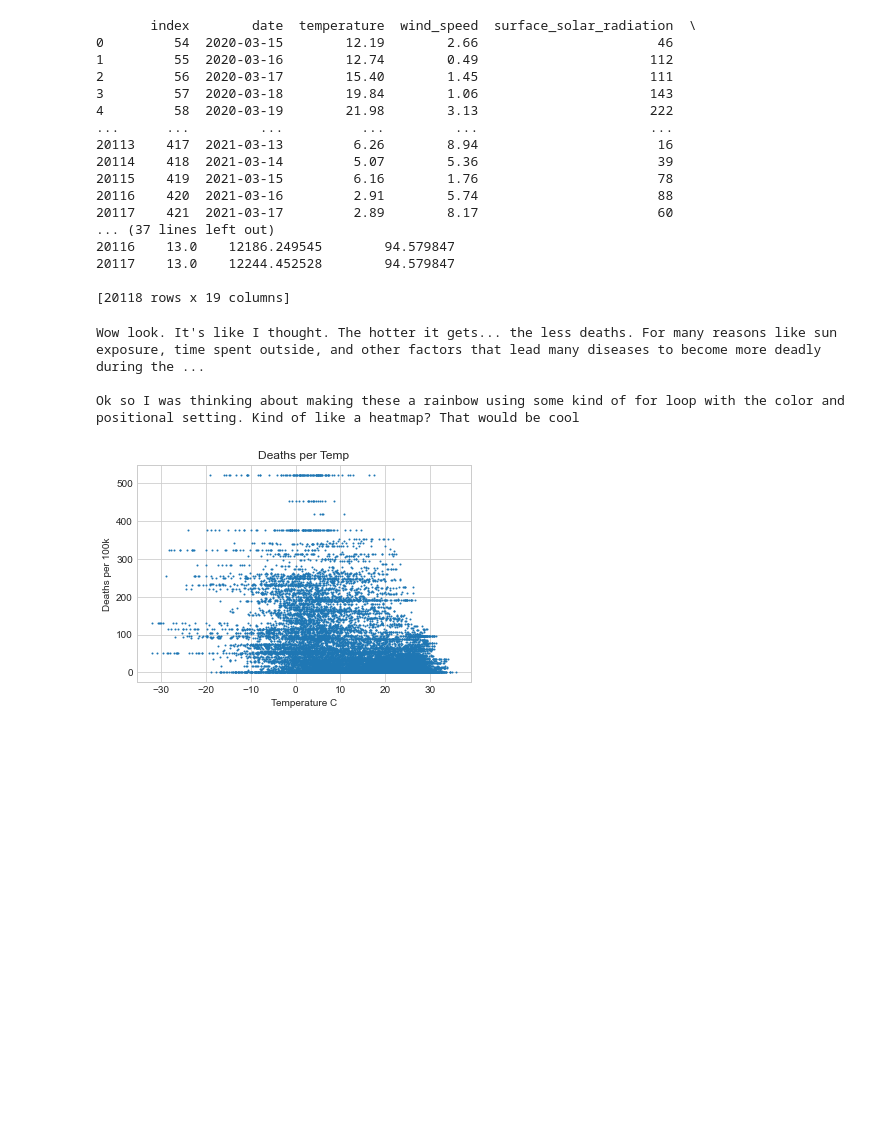
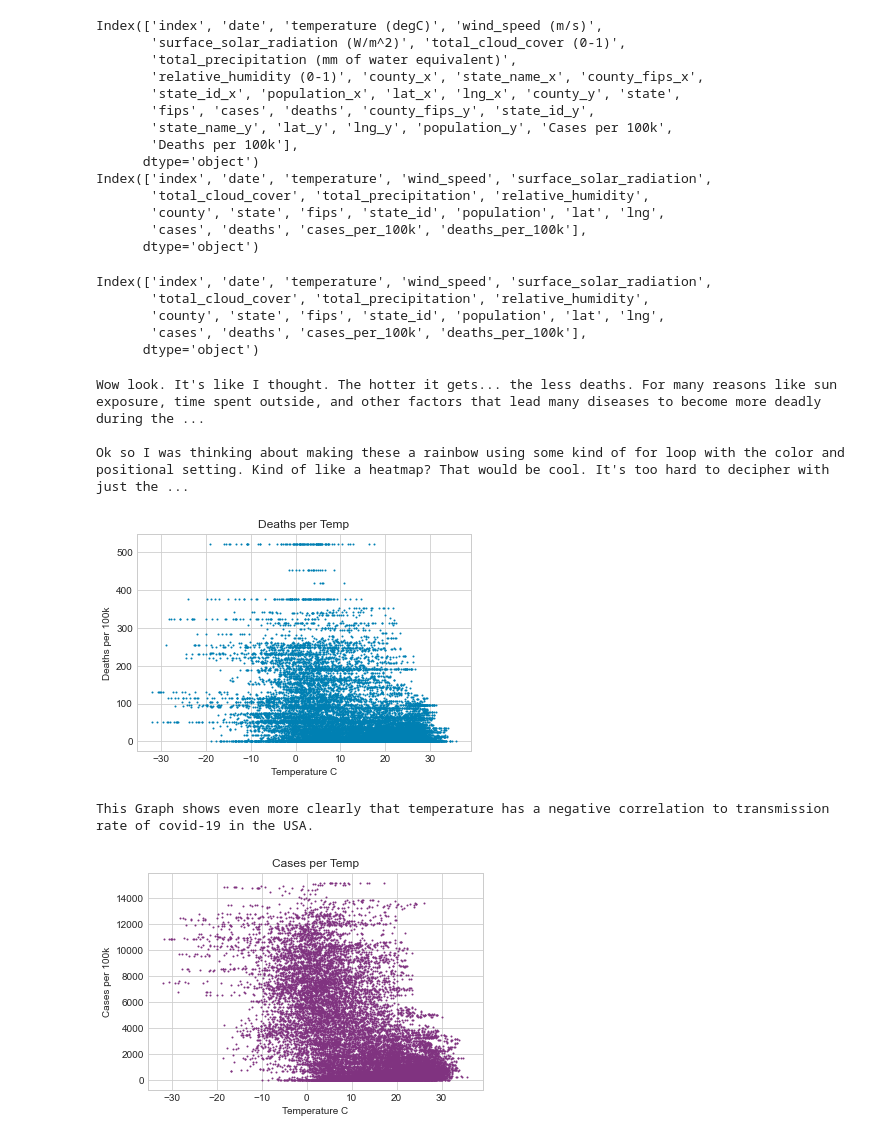
Before and after one commit to pkriger/project-01, a Jupyter notebook: Weather_Analysis .ipynb, the cells around one changed output. Drawn from its saved outputs; the diff is of its cells as text; code cells hidden in the pictures; blank space fills up the shorter version.

Commit message:
Finished with Weather graphing. Next set I want to run some correlation testing.

```diff
--- a/Weather_Analysis .ipynb
+++ b/Weather_Analysis .ipynb
@@ -5,7 +5,7 @@ import matplotlib.pyplot as plt
 plt.style.use('seaborn-whitegrid')
 
 df = pd.read_csv (r'Resources/weather_covid.csv')
-df
+print(df.columns)
 df.drop(['county_fips_y','state_id_y','state_name_y','lat_y','lng_y','population_y','state','fips', 'county_y'],inplace=True,axis=1)
 renamed = df.rename(columns={'temperature (degC)':'temperature',
                              'wind_speed (m/s)':'wind_speed',
@@ -23,37 +23,53 @@ renamed = df.rename(columns={'temperature (degC)':'temperature',
                              'Cases per 100k':'cases_per_100k',
                              'Deaths per 100k':'deaths_per_100k'})
 
-print(renamed)
+print(renamed.columns)
 weather_df = renamed
 # %% [output]
-       index        date  temperature  wind_speed  surface_solar_radiation  \
-0         54  2020-03-15        12.19        2.66                       46
-1         55  2020-03-16        12.74        0.49                      112
-2         56  2020-03-17        15.40        1.45                      111
-3         57  2020-03-18        19.84        1.06                      143
-4         58  2020-03-19        21.98        3.13                      222
-...      ...         ...          ...         ...                      ...
-20113    417  2021-03-13         6.26        8.94                       16
-20114    418  2021-03-14         5.07        5.36                       39
-20115    419  2021-03-15         6.16        1.76                       78
-20116    420  2021-03-16         2.91        5.74                       88
-20117    421  2021-03-17         2.89        8.17                       60
-... (37 lines left out)
-20116    13.0    12186.249545        94.579847
-20117    13.0    12244.452528        94.579847
-
-[20118 rows x 19 columns]
+Index(['index', 'date', 'temperature (degC)', 'wind_speed (m/s)',
+       'surface_solar_radiation (W/m^2)', 'total_cloud_cover (0-1)',
+       'total_precipitation (mm of water equivalent)',
+       'relative_humidity (0-1)', 'county_x', 'state_name_x', 'county_fips_x',
+       'state_id_x', 'population_x', 'lat_x', 'lng_x', 'county_y', 'state',
+       'fips', 'cases', 'deaths', 'county_fips_y', 'state_id_y',
+       'state_name_y', 'lat_y', 'lng_y', 'population_y', 'Cases per 100k',
+       'Deaths per 100k'],
+      dtype='object')
+Index(['index', 'date', 'temperature', 'wind_speed', 'surface_solar_radiation',
+       'total_cloud_cover', 'total_precipitation', 'relative_humidity',
+       'county', 'state', 'fips', 'state_id', 'population', 'lat', 'lng',
+       'cases', 'deaths', 'cases_per_100k', 'deaths_per_100k'],
+      dtype='object')
 # %%
-
-narrow_weather = weather_df[['index','temperature','county', 'deaths_per_100k']]
-plt.scatter(narrow_weather['temperature'],narrow_weather['deaths_per_100k'],s=1)
-plt.title("Deaths per Temp")
-plt.xlabel("Temperature C")
-plt.ylabel("Deaths per 100k")
-print("Wow look. It's like I thought. The hotter it gets... the less deaths. For many reasons like sun exposure, time spent outside, and other factors that lead many diseases to become more deadly during the winter. Almost no deaths happen above 30 degrees celcius. The largest concentration of 500+ is in the -10 to +10 range")
-print("\nOk so I was thinking about making these a rainbow using some kind of for loop with the color and positional setting. Kind of like a heatmap? That would be cool. It's too hard to decipher with just the blue" )
+#I narrowed down the list to only columns that I used. Add to list as needed or just pull from the weather_df.
+#narrow_weather = weather_df[['index','temperature','county', 'deaths_per_100k','cases_per_100k','surface_solar_radiation']]
+weather_df.columns
 # %% [output]
-Wow look. It's like I thought. The hotter it gets... the less deaths. For many reasons like sun exposure, time spent outside, and other factors that lead many diseases to become more deadly during the ...
-
-Ok so I was thinking about making these a rainbow using some kind of for loop with the color and positional setting. Kind of like a heatmap? That would be cool
+Index(['index', 'date', 'temperature', 'wind_speed', 'surface_solar_radiation',
+       'total_cloud_cover', 'total_precipitation', 'relative_humidity',
+       'county', 'state', 'fips', 'state_id', 'population', 'lat', 'lng',
+       'cases', 'deaths', 'cases_per_100k', 'deaths_per_100k'],
+      dtype='object')
-[figure, removed]
+# %%
+plt.scatter(weather_df['temperature'],weather_df['deaths_per_100k'],s=1,color=(0, 0.5, .7))
+plt.title("Deaths per Temp")
+plt.xlabel("Temperature C")
+plt.ylabel("Deaths per 100k")
+print("Wow look. It's like I thought. The hotter it gets... the less deaths. For many reasons like sun exposure, time spent outside, and other factors that lead many diseases to become more deadly during the winter. Almost no deaths happen above 30 degrees celcius. The largest concentration of 500+ is in the -10 to +10 range")
+print("\nOk so I was thinking about making these a rainbow using some kind of for loop with the color and positional setting. Kind of like a heatmap? That would be cool. It's too hard to decipher with just the blue" )
+
+plt.show()
+
+plt.scatter(weather_df['temperature'],weather_df['cases_per_100k'],s=1,color=(0.5, 0.2, 0.5))
+plt.title("Cases per Temp")
+plt.xlabel("Temperature C")
+plt.ylabel("Cases per 100k")
+print("""This Graph shows even more clearly that temperature has a negative correlation to transmission rate of covid-19 in the USA.""")
+plt.show()
+# %% [output]
+Wow look. It's like I thought. The hotter it gets... the less deaths. For many reasons like sun exposure, time spent outside, and other factors that lead many diseases to become more deadly during the ...
+
+Ok so I was thinking about making these a rainbow using some kind of for loop with the color and positional setting. Kind of like a heatmap? That would be cool. It's too hard to decipher with just the ...
+[figure, added]
+This Graph shows even more clearly that temperature has a negative correlation to transmission rate of covid-19 in the USA.
+[figure, added]
```
Also changed, not shown: parts of 9 cells of this notebook.
